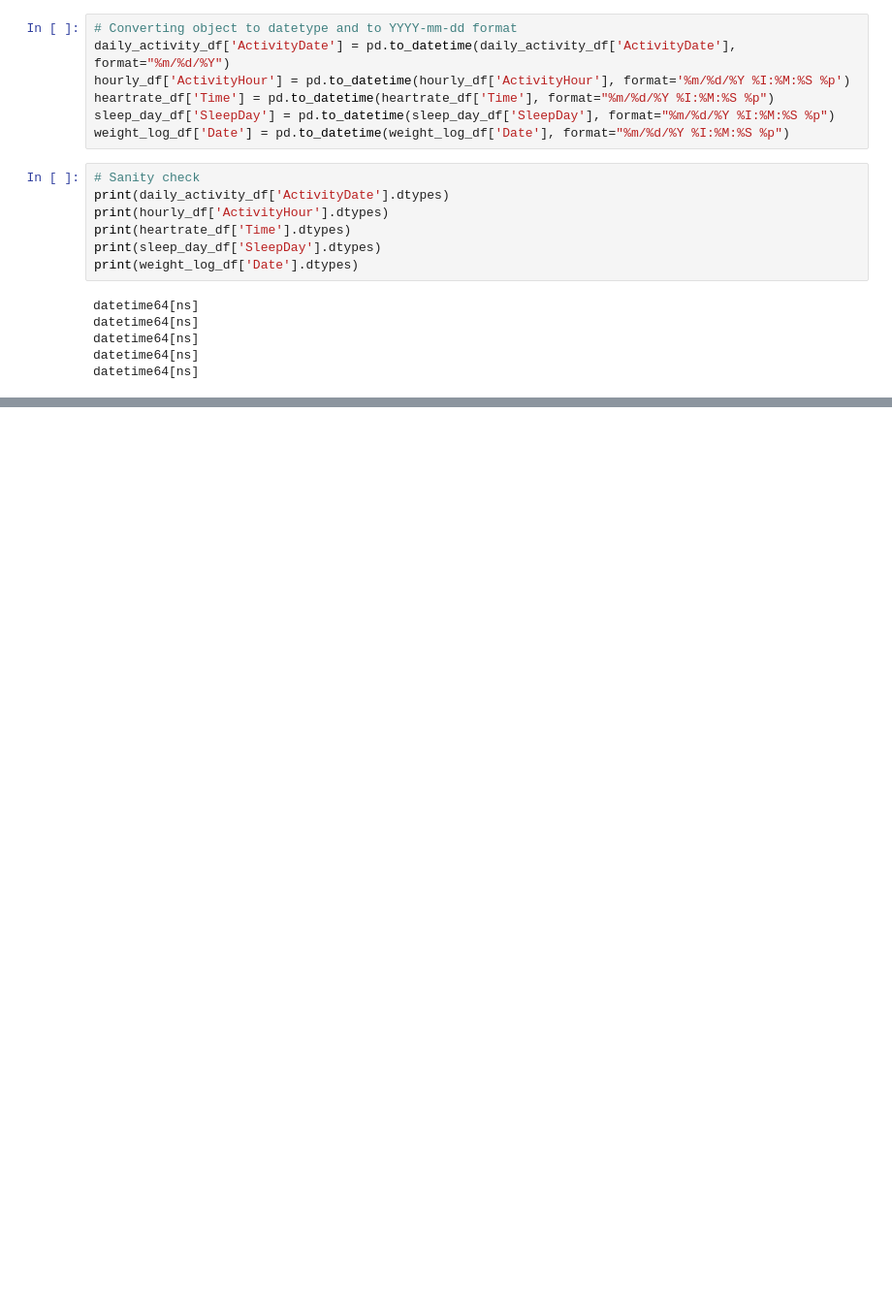
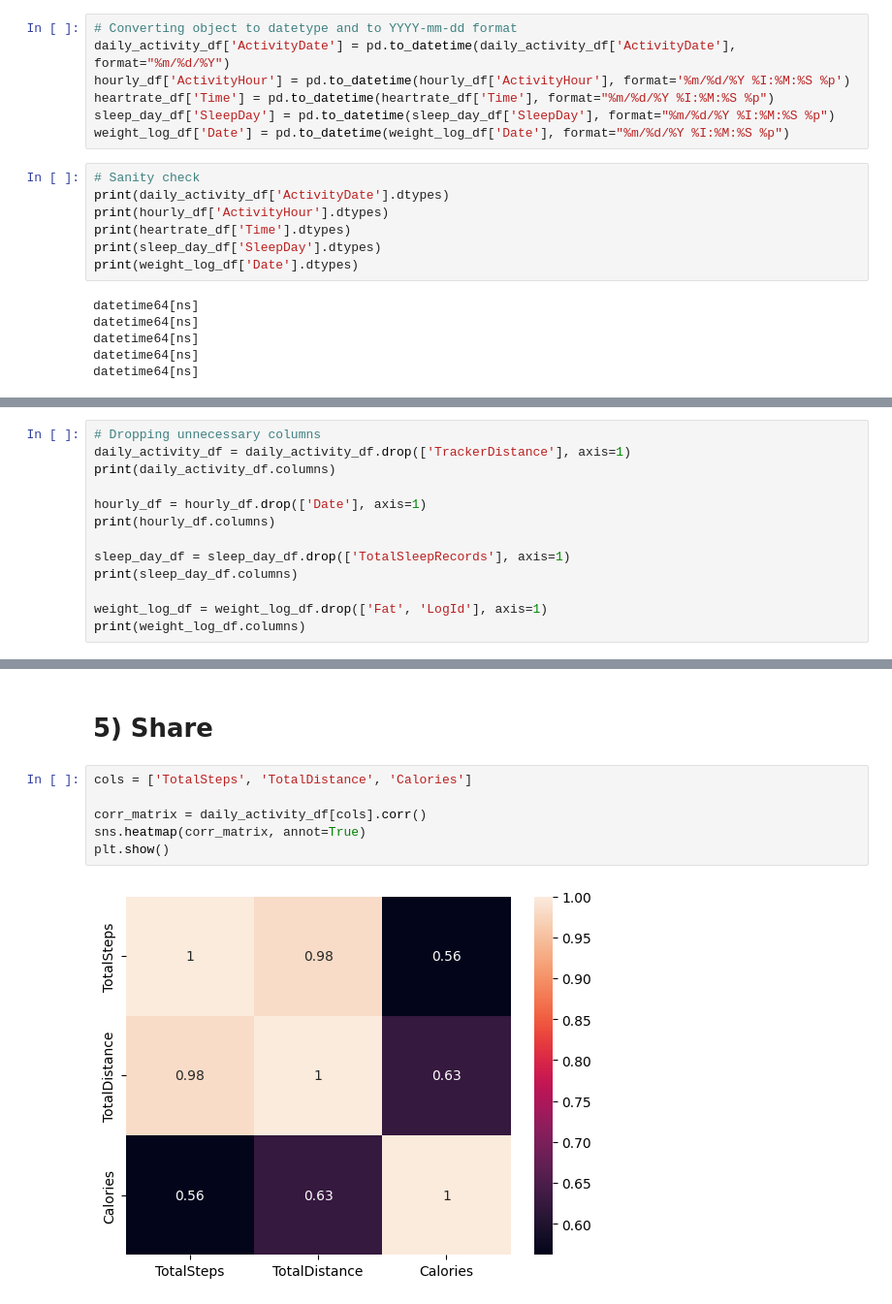
Before and after one commit to kyumin14/google-capstone, a Jupyter notebook: capstone_project_fitbit.ipynb, the cells around one changed output, grey strips where cells are left out. Shown: that part at 97% size. Cells and saved outputs as stored; diff of their text form; blank space fills up the shorter version.

```diff
--- a/capstone_project_fitbit.ipynb
+++ b/capstone_project_fitbit.ipynb
@@ -327,0 +346,13 @@ ValueError: Can only compare identically-labeled Series objects
+# %%
+# Dropping unnecessary columns
+daily_activity_df = daily_activity_df.drop(['TrackerDistance'], axis=1)
+print(daily_activity_df.columns)
+
+hourly_df = hourly_df.drop(['Date'], axis=1)
+print(hourly_df.columns)
+
+sleep_day_df = sleep_day_df.drop(['TotalSleepRecords'], axis=1)
+print(sleep_day_df.columns)
+
+weight_log_df = weight_log_df.drop(['Fat', 'LogId'], axis=1)
+print(weight_log_df.columns)
@@ -327,0 +458,10 @@ ValueError: Can only compare identically-labeled Series objects
+# %% [markdown]
+# 5) Share
+# %%
+cols = ['TotalSteps', 'TotalDistance', 'Calories']
+
+corr_matrix = daily_activity_df[cols].corr()
+sns.heatmap(corr_matrix, annot=True)
+plt.show()
+# %% [output]
+[figure, added]
```
Also changed, not shown: parts of 21 cells of this notebook, 1 other file.
